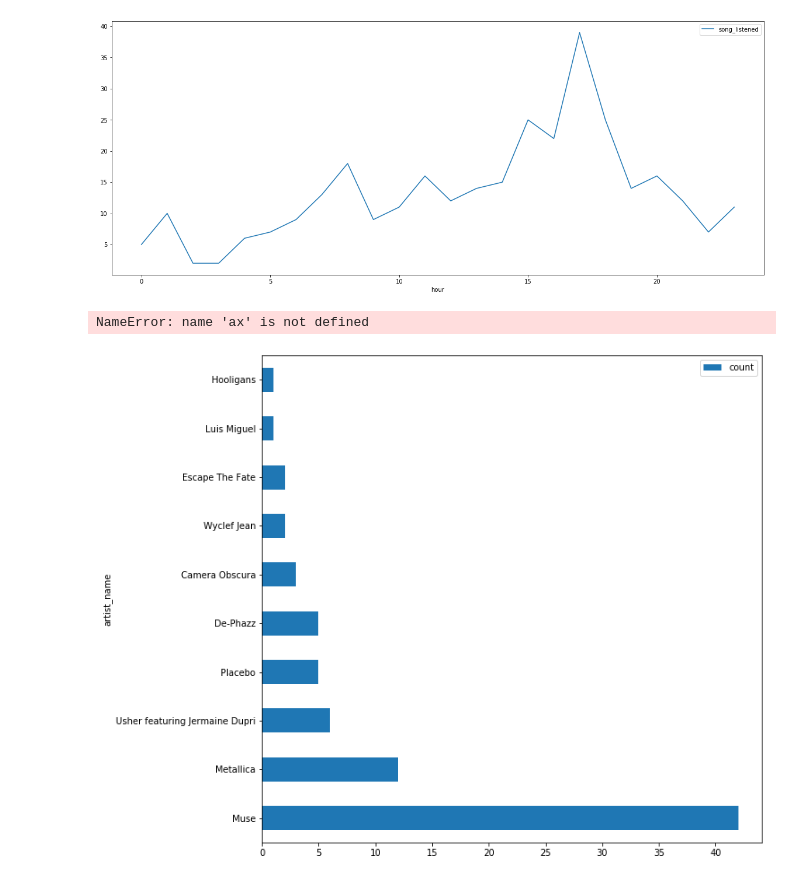
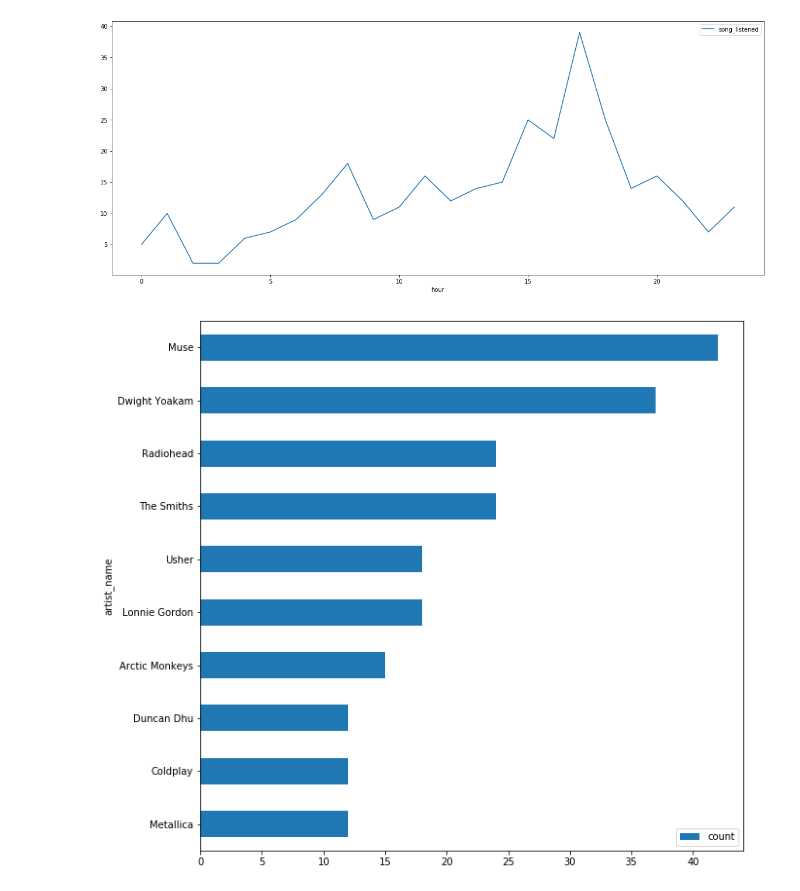
Before and after one commit to nalhaidari/Udacity-Dand-project3, a Jupyter notebook: etl_test.ipynb, the cells around one changed output. Saved outputs shown, nothing was run; the diff lists cells and outputs as text; code cells hidden in the pictures.

Commit message:
graphs updats

```diff
--- a/etl_test.ipynb
+++ b/etl_test.ipynb
@@ -324,10 +324,9 @@ plt.savefig("listining time during day.png")
 # %% [output]
 [figure]
 # %%
-pd.read_csv("1648-1593546080561.csv").sort_values("count" ,ascending=False).plot(y ="count", x ="artist_name" , kind = "barh", figsize= (10,10))
+ax = pd.read_csv("4468-1593562223570.csv").sort_values("count" ,ascending=False).plot(y ="count", x ="artist_name" , kind = "barh", figsize= (10,10))
 ax.invert_yaxis()
 
 plt.savefig("top10_artisits.png")
 # %% [output]
-NameError: name 'ax' is not defined
-[figure, old version]
+[figure, new version]
```
Also changed, not shown: 1 other file.
